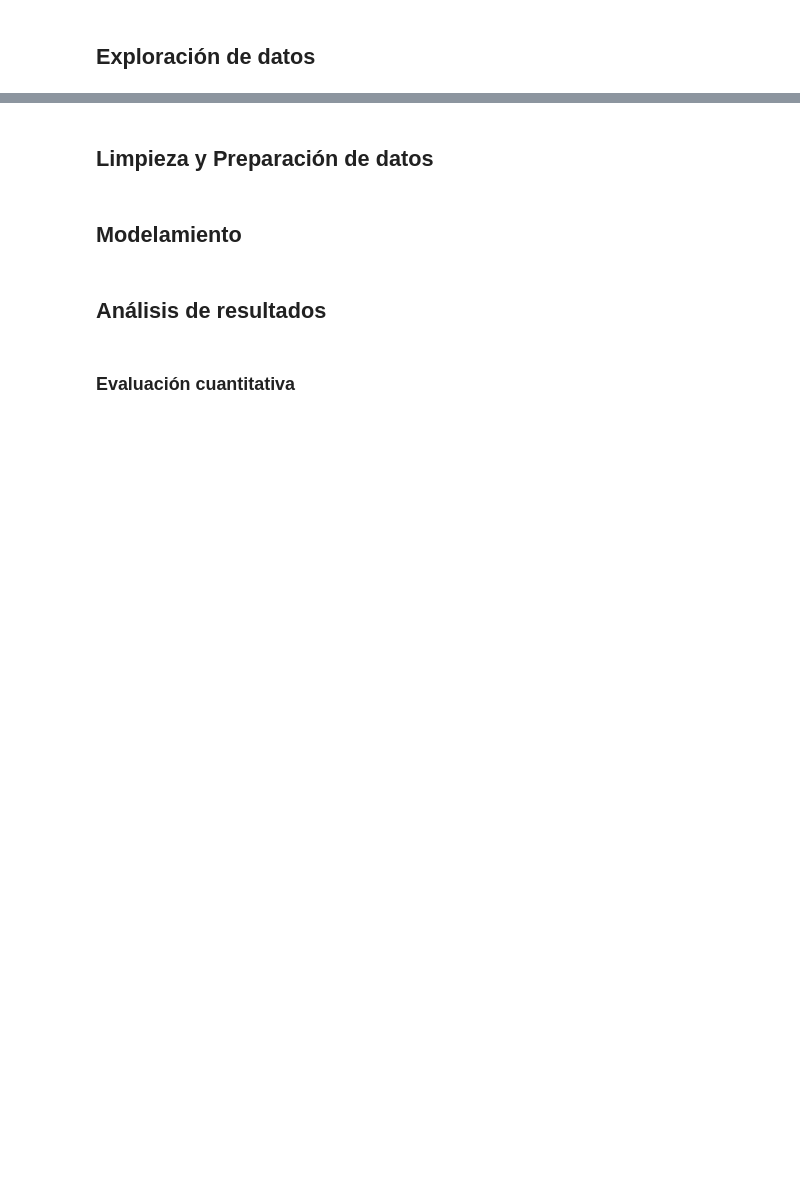
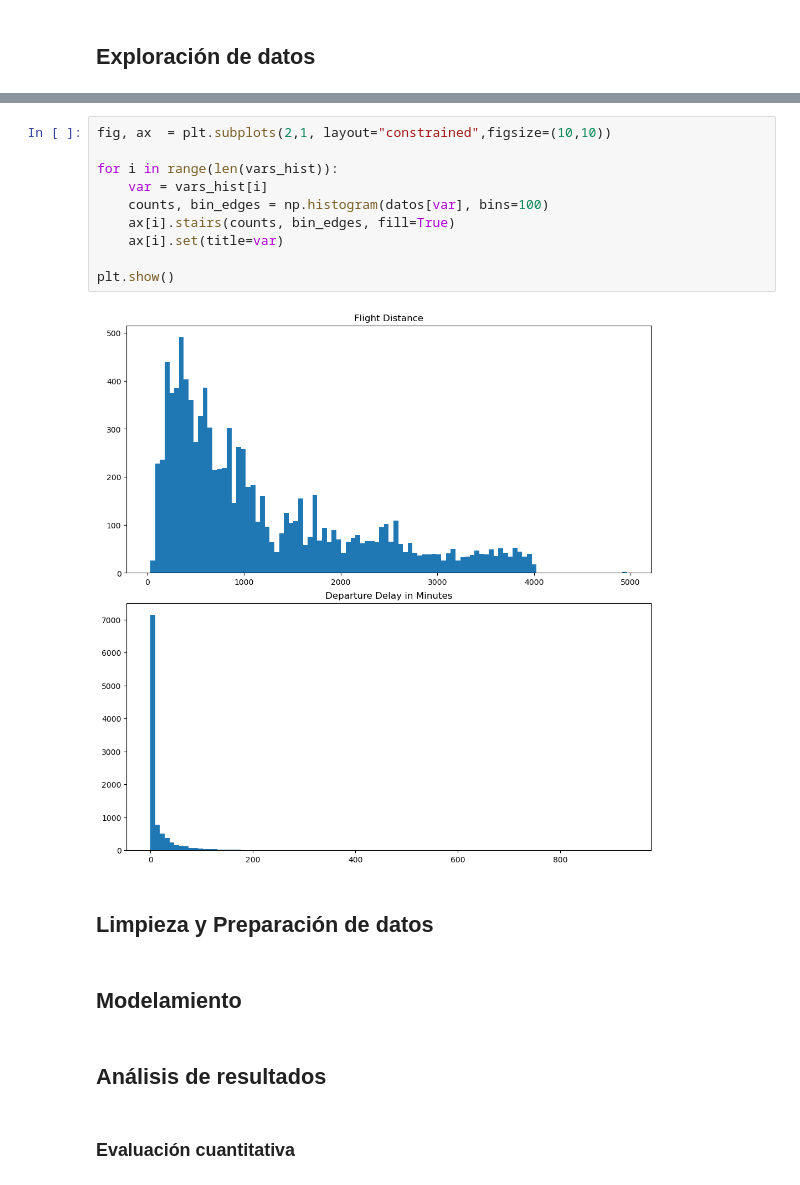
Before and after one commit to ef-blanco/Lab_1_Aprendizaje_Maq, a Jupyter notebook: L4 Tarea de agrupacion/Laboratorio_4_ML.ipynb, the cells around one changed output, grey strips where cells are left out. Drawn from its saved outputs; the diff is of its cells as text; blank space fills up the shorter version.

```diff
--- a/L4 Tarea de agrupacion/Laboratorio_4_ML.ipynb
+++ b/L4 Tarea de agrupacion/Laboratorio_4_ML.ipynb
@@ -22,3 +173,15 @@ from sklearn.preprocessing import RobustScaler, MinMaxScaler, StandardScaler
+# %%
+fig, ax  = plt.subplots(2,1, layout="constrained",figsize=(10,10))
+
+for i in range(len(vars_hist)):
+    var = vars_hist[i]
+    counts, bin_edges = np.histogram(datos[var], bins=100)
+    ax[i].stairs(counts, bin_edges, fill=True)
+    ax[i].set(title=var)
+
+plt.show()
+# %% [output]
+[figure, added]
 # %% [markdown]
 ## **Limpieza y Preparación de datos**
 # %% [markdown]
```
Also changed, not shown: parts of 14 cells of this notebook.
